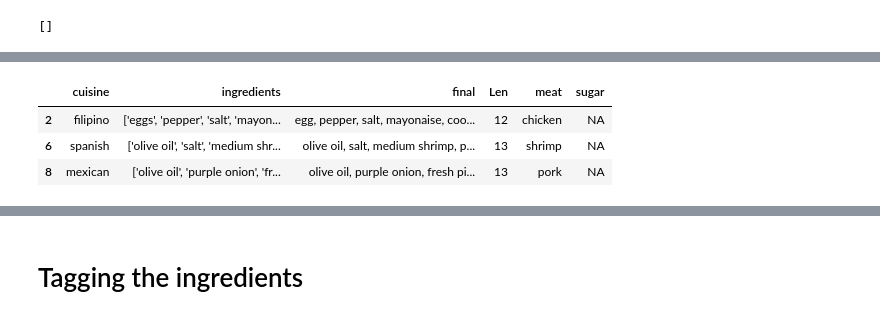
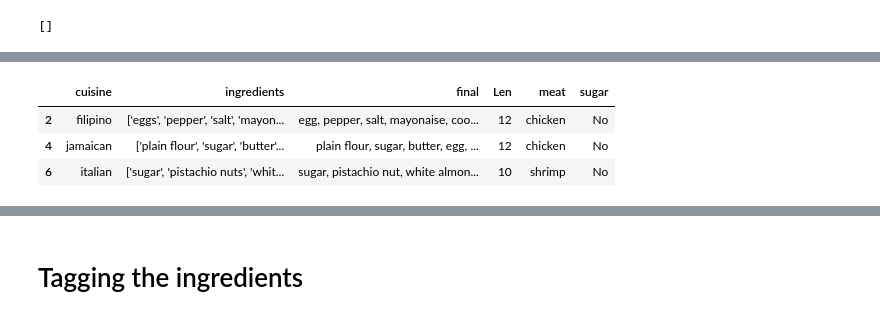
Before and after one commit to MayGodoy/Food-Project, a Jupyter notebook: notebook/Foodie_lovers.ipynb, the cells around one changed output, grey strips where cells are left out. Cells and saved outputs as stored; diff of their text form; code cells hidden in the pictures.

```diff
--- a/notebook/Foodie_lovers.ipynb
+++ b/notebook/Foodie_lovers.ipynb
@@ -365,3 +361,5 @@ df_1 = pd.read_csv(filename)
+# %%
+df_1 = pd.read_csv('../dataset/00-Data_Clean.csv')
 # %%
 # checking shape ...
 print("The dataset has {} rows and {} columns.".format(*df_1.shape))
@@ -496,6 +494,7 @@ a
 ### Reduce the Size
 # %%
 df_less = df_1[df_1.Len < 16]
+df_less.reset_index(drop=True, inplace = True)
 print("We have", df_less.shape[0] , "recipes with less than 16 elements, and We had " , df_1.shape[0])
 # %% [output]
 We have 34151 recipes with less than 16 elements, and We had  39774
@@ -567,7 +582,7 @@ def pattern_searcher(search_str:str, search_list:str):
     if search_obj :
         return_str = search_str[search_obj.start(): search_obj.end()]
     else:
-        return_str = 'NA'
+        return_str = 'No'
     return return_str
 # %%
 meat = ['liver ', 'thigh', 'shrimp' , 'steak',  'chorizo', 'sausage', 'pork', 'kosher', 'turkey', 'fillet',
@@ -663,11 +681,11 @@ sns.barplot(nomeat['cuisine'].value_counts().index,
 # %%
-meat = df_less[df_less['meat'] != "NA"]
+meat = df_less[df_less['meat'] != "No"]
 meat.head(3)
 # %% [output]
 |  | cuisine | ingredients | final | Len | meat | sugar |
-| 2 | filipino | ['eggs', 'pepper', 'salt', 'mayon... | egg, pepper, salt, mayonaise, coo... | 12 | chicken | NA |
-| 6 | spanish | ['olive oil', 'salt', 'medium shr... | olive oil, salt, medium shrimp, p... | 13 | shrimp | NA |
-| 8 | mexican | ['olive oil', 'purple onion', 'fr... | olive oil, purple onion, fresh pi... | 13 | pork | NA |
+| 2 | filipino | ['eggs', 'pepper', 'salt', 'mayon... | egg, pepper, salt, mayonaise, coo... | 12 | chicken | No |
+| 4 | jamaican | ['plain flour', 'sugar', 'butter'... | plain flour, sugar, butter, egg, ... | 12 | chicken | No |
+| 6 | italian | ['sugar', 'pistachio nuts', 'whit... | sugar, pistachio nut, white almon... | 10 | shrimp | No |
 # %%
 sns.set(rc={'figure.figsize':(30,15),
             'axes.labelsize': 15,
```
Also changed, not shown: parts of 25 cells of this notebook, 11 other files.
